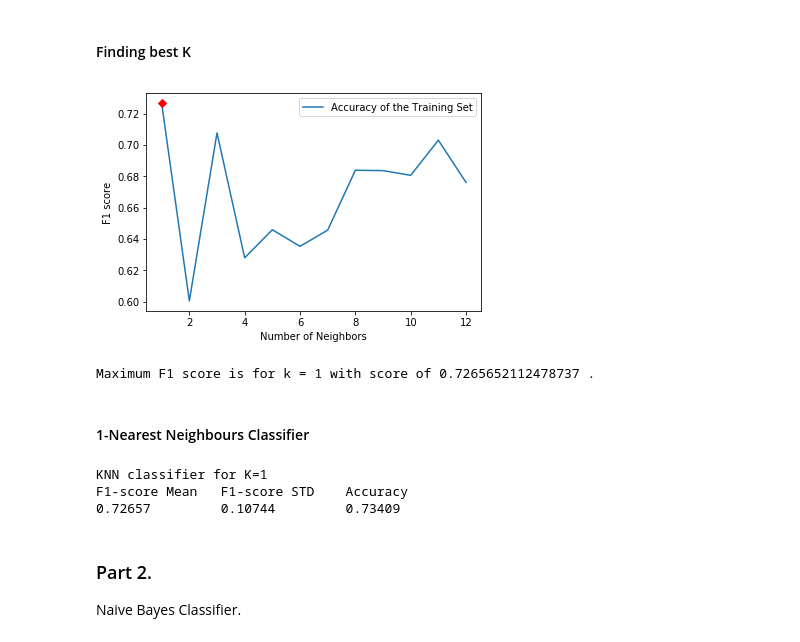
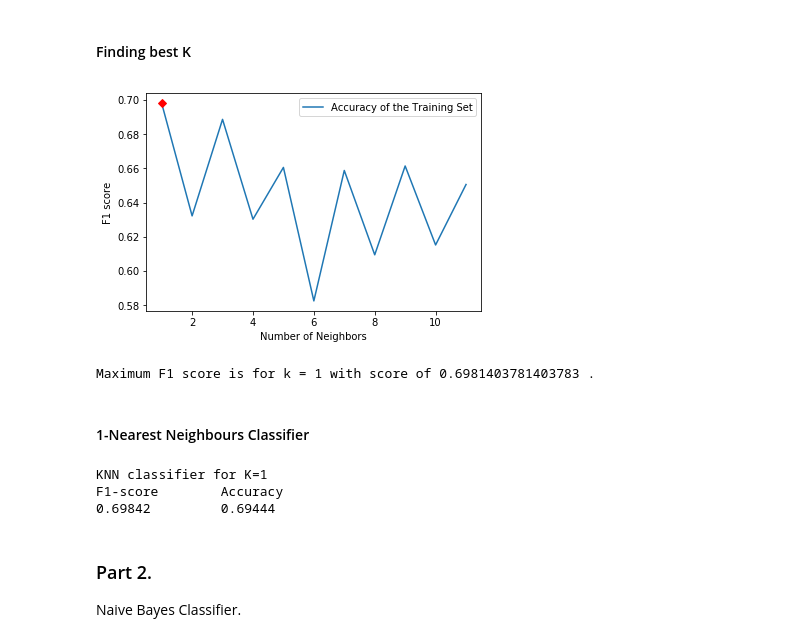
Before and after one commit to Minam7/CMPT820, a Jupyter notebook: HW2/A2Q3.ipynb, the cells around one changed output. Cells and saved outputs as stored; diff of their text form; code cells hidden in the pictures.

```diff
--- a/HW2/A2Q3.ipynb
+++ b/HW2/A2Q3.ipynb
@@ -7,6 +7,7 @@
 # %%
 import pandas as pd
 from sklearn.datasets import load_wine
+from sklearn.model_selection import train_test_split
 
 # add the correct header from wine dataset
 header = ['label'] + load_wine()['feature_names']
@@ -21,6 +22,11 @@ wine = pd.read_csv('data/a2q3.csv',
 labels = wine.values[:, 0]
 data = wine.values[:, 1:]
 
+# Set aside  data as a part of test set
+tpropn = 0.2
+X_train, X_test, Y_train, Y_test = train_test_split(data, labels, test_size=tpropn)
+
+
 K_FOLD = 10
 
 # creating answer
@@ -51,7 +57,7 @@ def knn_classifier(k_in, data_in, label_in):
     :param k_in: number of nearest neighbors
     :param data_in: training dataset
     :param label_in: true answers for the training dataset
-    :return: the accuracy of the model on training set
+    :return: the f1-score of the model on training set
     """
 
      # creating the KNN classifier
@@ -66,75 +72,89 @@ def knn_classifier(k_in, data_in, label_in):
     return train_result.mean()
 
 
 # saving accuracy for different K
 training_accuracy = list()
 
 # range of K for knn
-k_range = round(math.sqrt(data.shape[0]))
+k_range = round(math.sqrt(X_train.shape[0]))
 neighbors_settings = range(1, k_range)
 
 for n_neighbors in neighbors_settings:
     result = knn_classifier(n_neighbors,
-                           data, labels)
+                           X_train, Y_train)
 
     training_accuracy.append(result)
 
 
 # plotting result
 plt.plot(neighbors_settings, training_accuracy,
          label='Accuracy of the Training Set')
 
 # highlighting maximum point
 max_point = max(training_accuracy)
 max_k = training_accuracy.index(max_point) + 1
 plt.plot(max_k, max_point, 'rD')
 plt.ylabel('F1 score')
 plt.xlabel('Number of Neighbors')
 plt.legend()
 plt.show()
 
 print('Maximum F1 score is for k =', max_k, 'with score of', max_point, '.')
 # %% [output]
-[figure, old version]
+[figure, new version]
-Maximum F1 score is for k = 1 with score of 0.7265652112478737 .
+Maximum F1 score is for k = 1 with score of 0.6981403781403783 .
 # %% [markdown]
 #### 1-Nearest Neighbours Classifier
 # %%
-from sklearn.metrics import precision_recall_fscore_support
 from sklearn.metrics import accuracy_score
+from sklearn.metrics import f1_score
+
+def f1_acc_evaluator(model_in, data_in, label_in):
+    """
+    :purpose: This function calculated given model
+    f1-score and accuracy, based on data
+    :param model_in: given model for evaluation
+    :param data_in: test dataset
+    :param label_in: true answers for the test set
+    :return f1_out: the f1-score of the model on test set
+    :return acc_out: the accuracy of the model on test set
+    """
+
+    y_predicted = model_in.predict(data_in)
+
+    f1_out = f1_score(label_in,
+                      y_predicted,
+                      average='macro')
+
+    acc_out = accuracy_score(label_in,
+                      y_predicted)
+
+    return f1_out, acc_out
 
 # creating the KNN classifier
-clf_knn = KNeighborsClassifier(n_neighbors=max_k)
+model = KNeighborsClassifier(n_neighbors=max_k)
+model.fit(X_train, Y_train)
 
-# cross validation
+# f1 score and accuracy
+result, acc = f1_acc_evaluator(model,
+                              X_test, Y_test)
 
-# f1 score
-result = cross_val_score(clf_knn, data,
-                        labels, cv=K_FOLD,
-                        scoring='f1_macro')
-# accuracy
-acc = cross_val_score(clf_knn, data,
-                      labels, cv=K_FOLD,
-                      scoring='balanced_accuracy')
 
 # saving answer
-models_info['KNN'] = {'f1': round(result.mean(), 5),
-                      'std': round(result.std(), 5),
-                      'acc': round(acc.mean(), 5)}
+models_info['KNN'] = {'f1': round(result, 5),
+                      'acc': round(acc, 5)}
 
 # printing result in tabular format
 print('\033[1m' + 'KNN classifier for K=1' + '\033[0m')
-print('{:<15} {:<15} {:<15}'.format('F1-score Mean',
-                                    'F1-score STD',
-                                    'Accuracy'))
+print('{:<15} {:<15}'.format('F1-score',
+                            'Accuracy'))
 
-print('{:<15} {:<15} {:<15}'.format(models_info['KNN']['f1'],
-                                    models_info['KNN']['std'],
-                                    models_info['KNN']['acc']))
+print('{:<15} {:<15}'.format(models_info['KNN']['f1'],
+                            models_info['KNN']['acc']))
 # %% [output]
 KNN classifier for K=1
-F1-score Mean   F1-score STD    Accuracy
-0.72657         0.10744         0.73409
+F1-score        Accuracy
+0.69842         0.69444
 # %% [markdown]
 ### Part 2.
 
```
Also changed, not shown: parts of 8 cells of this notebook.
